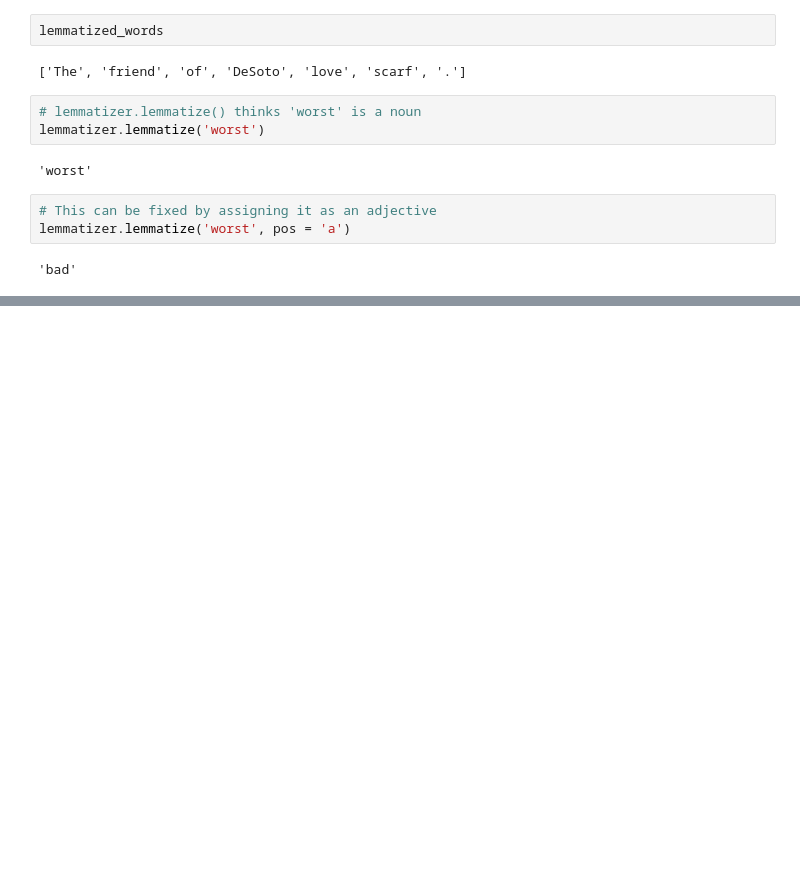
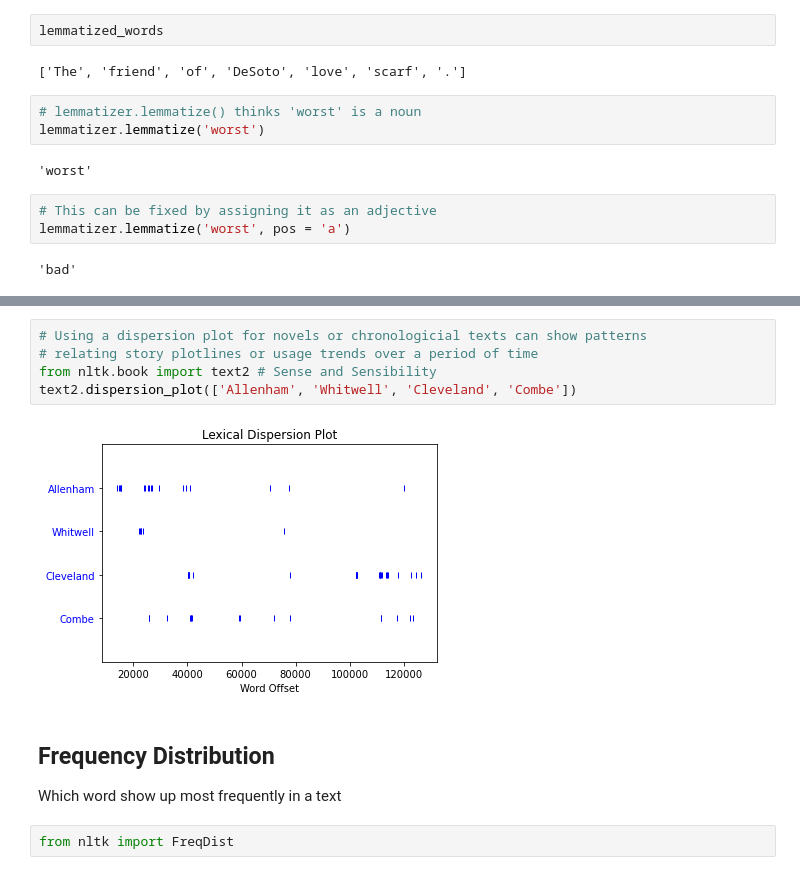
Before and after one commit to bromul/nlp_practice, a Jupyter notebook: nlp_practice.ipynb, the cells around one changed output, grey strips where cells are left out. Cells and saved outputs as stored; diff of their text form; blank space fills up the shorter version.

```diff
--- a/nlp_practice.ipynb
+++ b/nlp_practice.ipynb
@@ -256,0 +435,12 @@ from
+# %%
+# Using a dispersion plot for novels or chronologicial texts can show patterns
+# relating story plotlines or usage trends over a period of time
+from nltk.book import text2 # Sense and Sensibility
+text2.dispersion_plot(['Allenham', 'Whitwell', 'Cleveland', 'Combe'])
+# %% [output]
+[figure, added]
+# %% [markdown]
+## Frequency Distribution
+Which word show up most frequently in a text
+# %%
+from nltk import FreqDist
```
Also changed, not shown: parts of 27 cells of this notebook.
